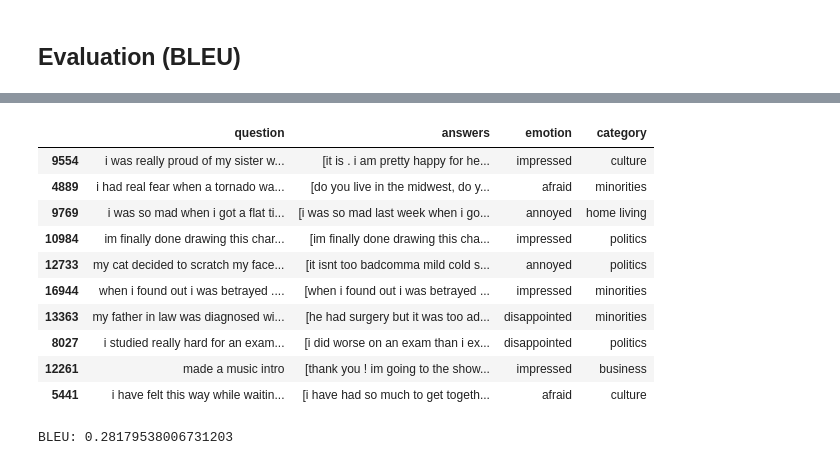
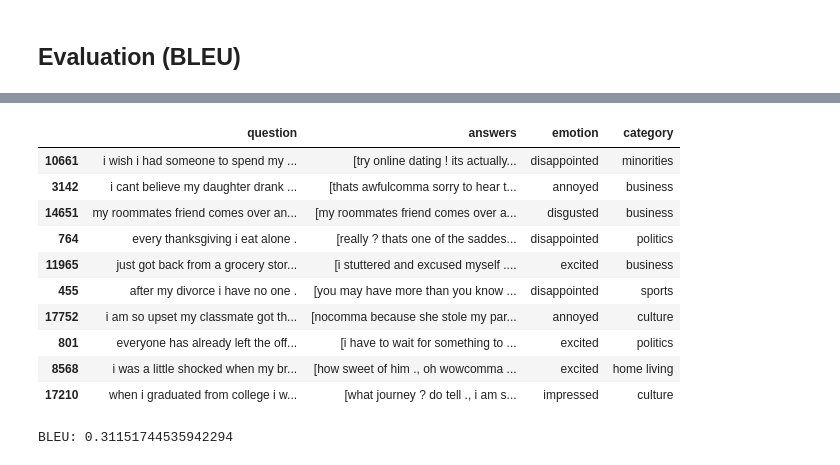
Before and after one commit to zer0deck/transformer_chatbot, a Jupyter notebook: results.ipynb, the cells around one changed output, grey strips where cells are left out. Drawn from its saved outputs; the diff is of its cells as text; code cells hidden in the pictures.

Commit message:
update more accurate bleu score

```diff
--- a/results.ipynb
+++ b/results.ipynb
@@ -437,27 +425,27 @@ Data loaded with hyperparams: Corpus(lang='en', max_length=30, batch_size=32, bu
 # %%
 from nltk.translate.bleu_score import sentence_bleu
 from chatbot.preprocessor import preprocess_sentence
 from tqdm import tqdm
 import numpy as np
 import warnings
 warnings.simplefilter('ignore')
 
 d = [{'question':preprocess_sentence(s), 'answers': [preprocess_sentence(i) for i in x['answer'].values.tolist()], 'emotion': preprocess_sentence(list(set(x['emotion'].values.tolist()))[0]), 'category': preprocess_sentence(list(set(x['category'].values.tolist()))[0])} for s,x in data.groupby('question')]
 new_df = pd.DataFrame(d)
-new_df = new_df.sample(frac=0.1)
+new_df = new_df.sample(frac=0.3)
 new_df.head(10)
 # %% [output]
 |  | question | answers | emotion | category |
-| 9554 | i was really proud of my sister w... | [it is . i am pretty happy for he... | impressed | culture |
-| 4889 | i had real fear when a tornado wa... | [do you live in the midwest, do y... | afraid | minorities |
-| 9769 | i was so mad when i got a flat ti... | [i was so mad last week when i go... | annoyed | home living |
-| 10984 | im finally done drawing this char... | [im finally done drawing this cha... | impressed | politics |
-| 12733 | my cat decided to scratch my face... | [it isnt too badcomma mild cold s... | annoyed | politics |
-| 16944 | when i found out i was betrayed .... | [when i found out i was betrayed ... | impressed | minorities |
-| 13363 | my father in law was diagnosed wi... | [he had surgery but it was too ad... | disappointed | minorities |
-| 8027 | i studied really hard for an exam... | [i did worse on an exam than i ex... | disappointed | politics |
-| 12261 | made a music intro | [thank you ! im going to the show... | impressed | business |
-| 5441 | i have felt this way while waitin... | [i have had so much to get togeth... | afraid | culture |
+| 10661 | i wish i had someone to spend my ... | [try online dating ! its actually... | disappointed | minorities |
+| 3142 | i cant believe my daughter drank ... | [thats awfulcomma sorry to hear t... | annoyed | business |
+| 14651 | my roommates friend comes over an... | [my roommates friend comes over a... | disgusted | business |
+| 764 | every thanksgiving i eat alone . | [really ? thats one of the saddes... | disappointed | politics |
+| 11965 | just got back from a grocery stor... | [i stuttered and excused myself .... | excited | business |
+| 455 | after my divorce i have no one . | [you may have more than you know ... | disappointed | sports |
+| 17752 | i am so upset my classmate got th... | [nocomma because she stole my par... | annoyed | culture |
+| 801 | everyone has already left the off... | [i have to wait for something to ... | excited | politics |
+| 8568 | i was a little shocked when my br... | [how sweet of him ., oh wowcomma ... | excited | home living |
+| 17210 | when i graduated from college i w... | [what journey ? do tell ., i am s... | impressed | culture |
 # %%
 predictions: list[str] = model.chat(data=new_df)
 bleu_score: list[float] = []
@@ -471,6 +459,7 @@ for el in references:
     ref_split.append(temp)
 for ref, cand in zip(ref_split, predictions):
     bleu_score.append(sentence_bleu(ref, cand[0].split()))
-print(f'BLEU: {np.mean(bleu_score)}')
+bleu_score = np.array(bleu_score)
+print(f'BLEU: {np.mean(bleu_score[(1 > bleu_score) & (bleu_score > 0.1)])}')
 # %% [output]
-BLEU: 0.28179538006731203
+BLEU: 0.31151744535942294
```
Also changed, not shown: parts of 1 cell of this notebook.
